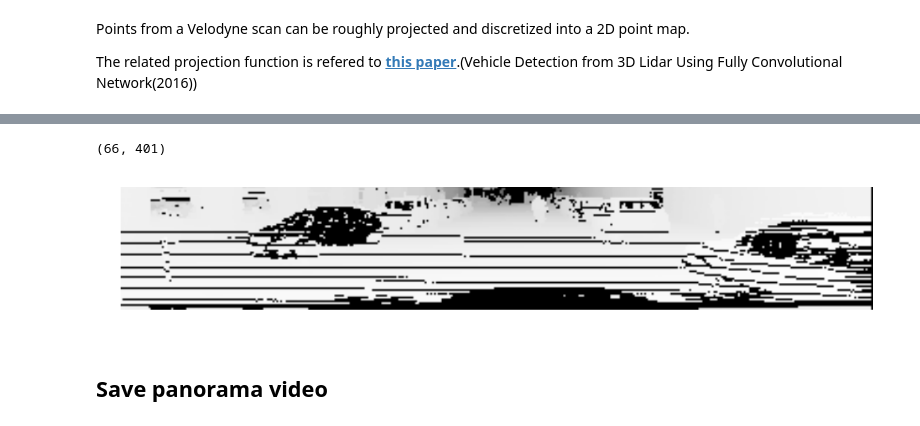
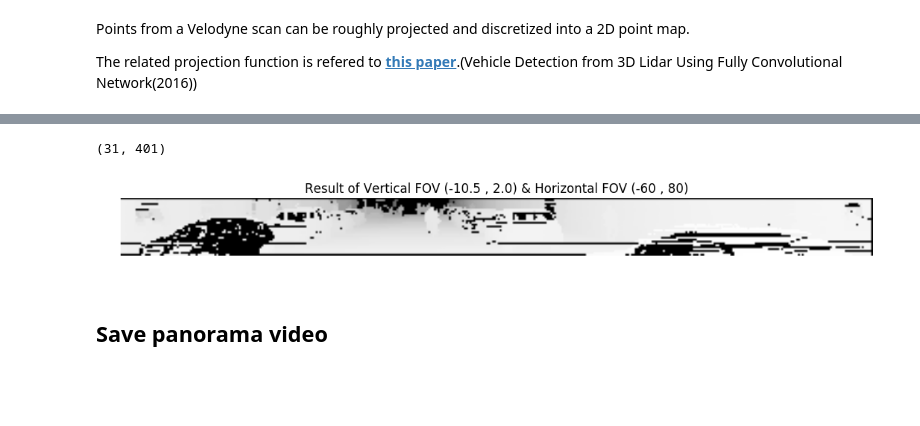
Before and after one commit to windowsub0406/KITTI_Tutorial, a Jupyter notebook: Convert_Velo_2_Pano.ipynb, the cells around one changed output, grey strips where cells are left out. Saved outputs shown, nothing was run; the diff lists cells and outputs as text; code cells hidden in the pictures; blank space fills up the shorter version.

Commit message:
add vertical fov control

```diff
--- a/Convert_Velo_2_Pano.ipynb
+++ b/Convert_Velo_2_Pano.ipynb
@@ -102,16 +123,18 @@ print(pano_img.shape)
 # %%
-""" different horizontal FOV's result """
-pano_img = velo_points_2_pano(velo_points, v_res=0.42, h_res=0.35, v_fov=(-24.9, 2.0), h_fov=(-60,80))
+""" different vertical, horizontal FOV's result """
+v_fov, h_fov = (-10.5,2.0), (-60, 80)
+pano_img = velo_points_2_pano(velo_points, v_res=0.42, h_res=0.35, v_fov=v_fov, h_fov=h_fov)
 
 # display result image
 plt.subplots(1,1, figsize = (13,3) )
+plt.title("Result of Vertical FOV ({} , {}) & Horizontal FOV ({} , {})".format(v_fov[0],v_fov[1],h_fov[0],h_fov[1]))
 plt.imshow(pano_img, cmap='gray')
 plt.axis('off')
 
 print(pano_img.shape)
 # %% [output]
-(66, 401)
+(31, 401)
-[figure, old version]
+[figure, new version]
 # %% [markdown]
 ## Save panorama video
 # %%
```
Also changed, not shown: parts of 3 cells of this notebook.
